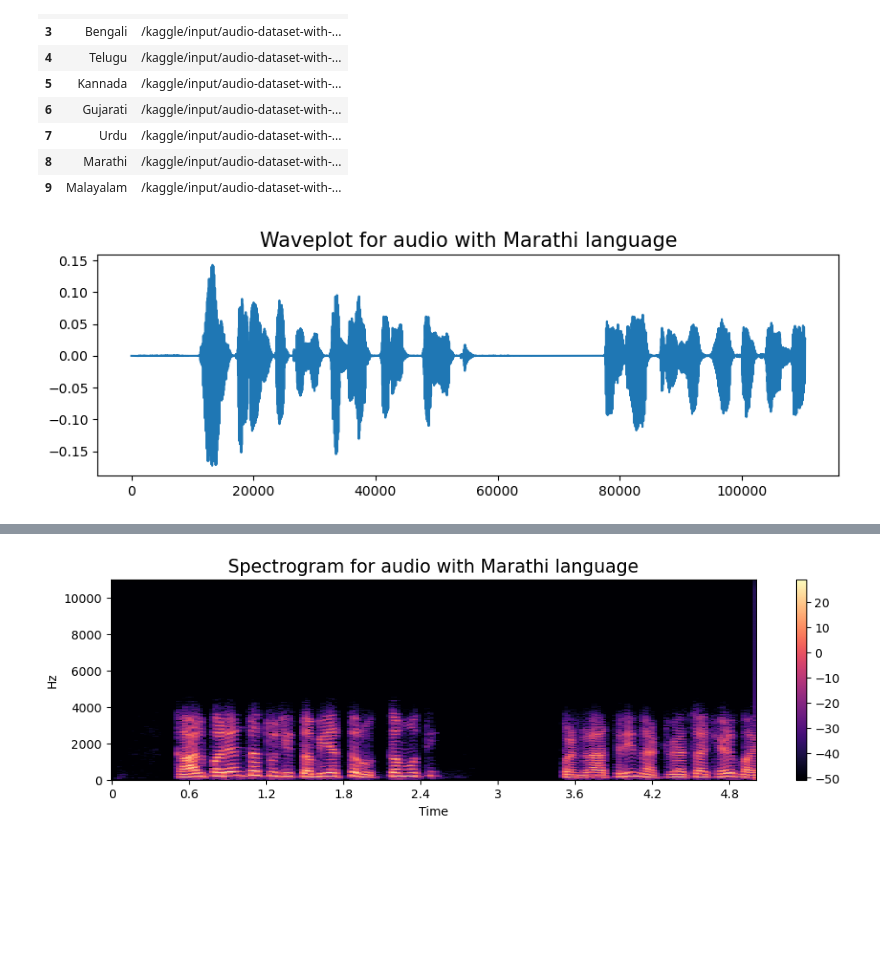
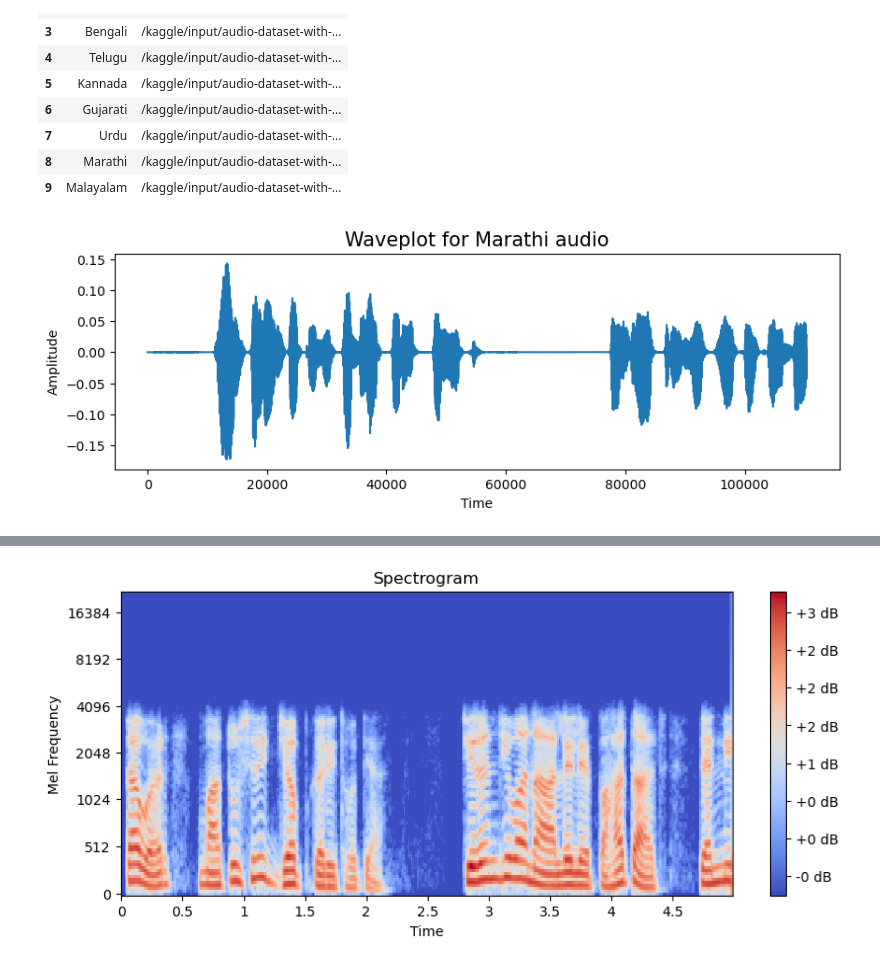
Before and after one commit to sonalgan/IndiSpeak, a Jupyter notebook: dataprocessing.ipynb, the cells around one changed output, grey strips where cells are left out. Saved outputs shown, nothing was run; the diff lists cells and outputs as text; code cells hidden in the pictures; blank space fills up the shorter version.

Commit message:
Kaggle Notebook | DataProcessing | Version 4

```diff
--- a/dataprocessing.ipynb
+++ b/dataprocessing.ipynb
@@ -67,12 +50,40 @@ def create_spectrogram(data, sr, e):
+# %%
+
+
+def create_waveplot(data, sr, language):
+    plt.figure(figsize=(10, 3))
+    plt.title(f'Waveplot for {language} audio', size=15)
+    plt.plot(data)
+    plt.xlabel('Time')
+    plt.ylabel('Amplitude')
+    plt.show()
+
+def create_spectrogram(audio, sr):
+    spectrogram = librosa.feature.melspectrogram(y=audio, sr=sr)
+    spectrogram = librosa.power_to_db(spectrogram, ref=np.max)
+    # Normalize spectrogram
+    spectrogram = (spectrogram - np.mean(spectrogram)) / np.std(spectrogram)
+    # Plot the spectrogram
+    plt.figure(figsize=(10, 4))
+    librosa.display.specshow(spectrogram, sr=sr, x_axis='time', y_axis='mel')
+    plt.colorbar(format='%+2.0f dB')
+    plt.title('Spectrogram')
+    plt.xlabel('Time')
+    plt.ylabel('Mel Frequency')
+    plt.show()
+
+def plot_audio(input_path,sr=44100,duration=5.0):
+    audio, _ = librosa.load(input_path, sr=sr, duration=duration, mono=True)
+    create_waveplot(data, sampling_rate, language)
+    create_spectrogram(audio, sr)
+    Audio(input_path)
 # %%
 language='Marathi'
+sr=44100
+duration=5.0
+path = np.array(dataset_df.Path[dataset_df.Language==language])[0]
+path= path +'/'+os.listdir(path)[3]
 
-path = np.array(dataset_df.Path[dataset_df.Language==language])[0]
-path= path +'/'+os.listdir(path)[4]
-
-data, sampling_rate = librosa.load(path)
-create_waveplot(data, sampling_rate, language)
-create_spectrogram(data, sampling_rate, language)
-Audio(path)
+plot_audio(path,sr=44100,duration=5.0)
 # %% [output]
-[figure, old version]
+[figure, new version]
@@ -80 +90 @@ Audio(path)
-[figure, old version]
+[figure, new version]
```
Also changed, not shown: parts of 14 cells of this notebook.
